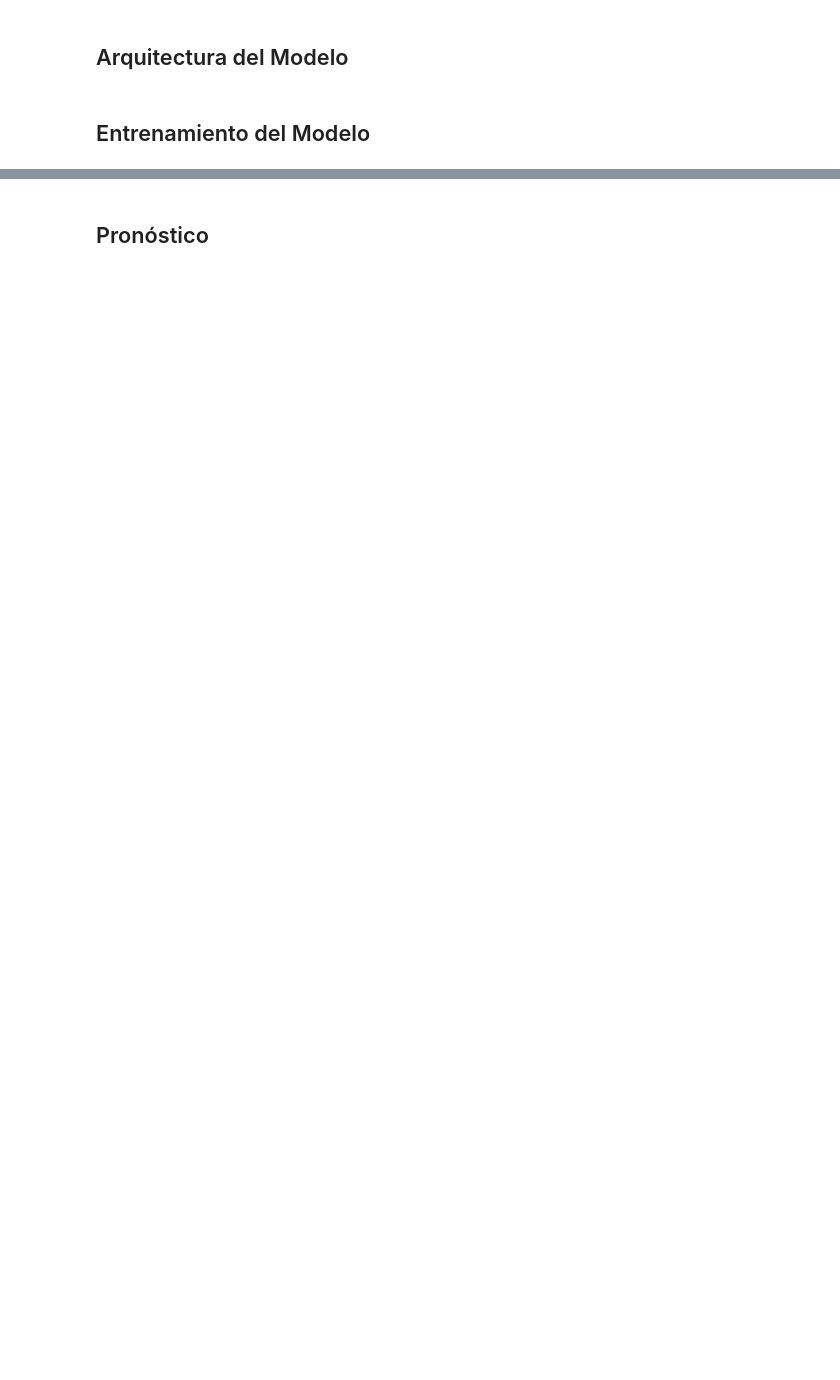
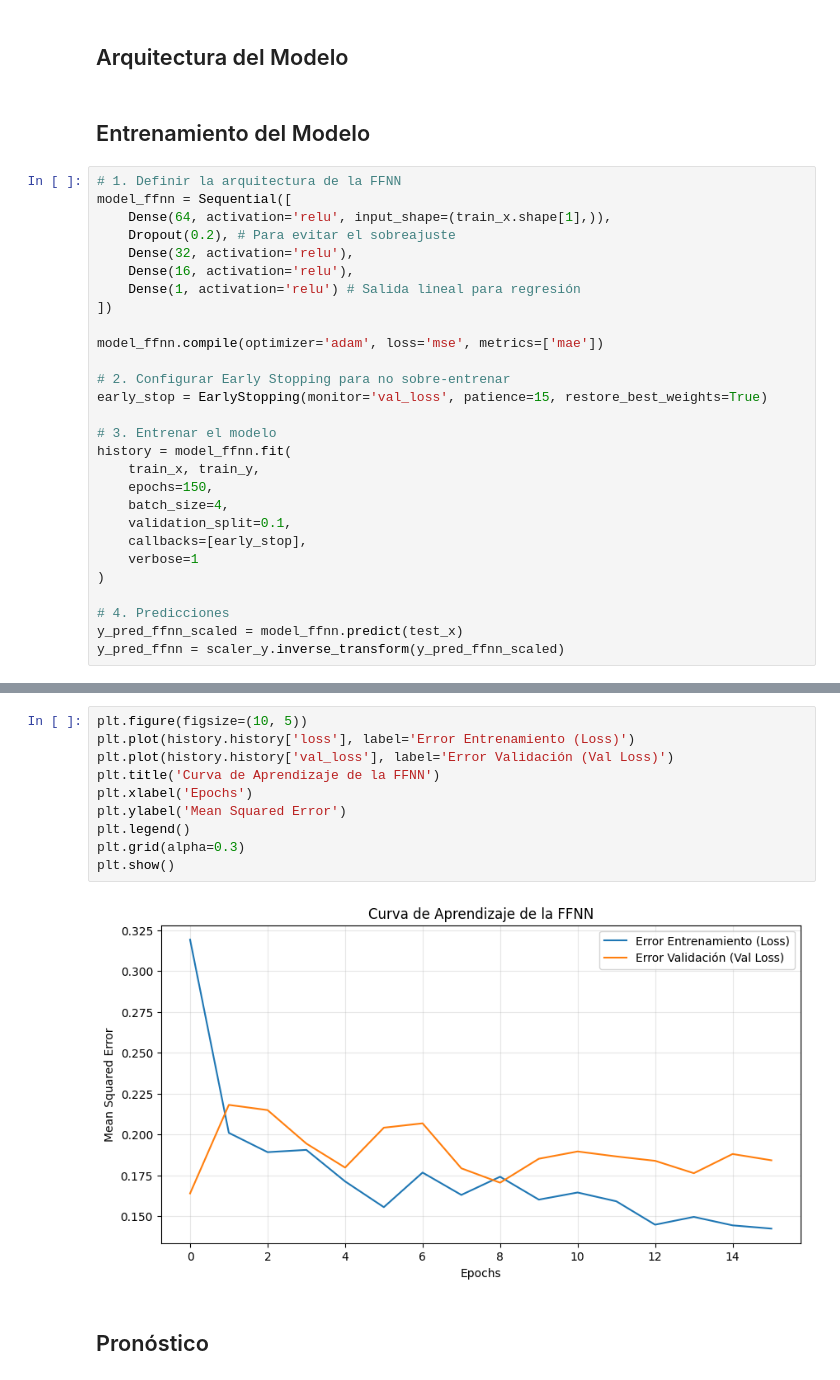
Before and after one commit to Roi-flores13/examen_final_peter, a Jupyter notebook: examen_final.ipynb, the cells around one changed output, grey strips where cells are left out. Saved outputs shown, nothing was run; the diff lists cells and outputs as text; blank space fills up the shorter version.

```diff
--- a/examen_final.ipynb
+++ b/examen_final.ipynb
@@ -144,3 +226,31 @@ fig.show()
 ## Arquitectura del Modelo
 # %% [markdown]
 ## Entrenamiento del Modelo
+# %%
+# 1. Definir la arquitectura de la FFNN
+model_ffnn = Sequential([
+    Dense(64, activation='relu', input_shape=(train_x.shape[1],)),
+    Dropout(0.2), # Para evitar el sobreajuste
+    Dense(32, activation='relu'),
+    Dense(16, activation='relu'),
+    Dense(1, activation='relu') # Salida lineal para regresión
+])
+
+model_ffnn.compile(optimizer='adam', loss='mse', metrics=['mae'])
+
+# 2. Configurar Early Stopping para no sobre-entrenar
+early_stop = EarlyStopping(monitor='val_loss', patience=15, restore_best_weights=True)
+
+# 3. Entrenar el modelo
+history = model_ffnn.fit(
+    train_x, train_y,
+    epochs=150,
+    batch_size=4,
+    validation_split=0.1,
+    callbacks=[early_stop],
+    verbose=1
+)
+
+# 4. Predicciones
+y_pred_ffnn_scaled = model_ffnn.predict(test_x)
+y_pred_ffnn = scaler_y.inverse_transform(y_pred_ffnn_scaled)
@@ -147,2 +277,14 @@ fig.show()
+# %%
+plt.figure(figsize=(10, 5))
+plt.plot(history.history['loss'], label='Error Entrenamiento (Loss)')
+plt.plot(history.history['val_loss'], label='Error Validación (Val Loss)')
+plt.title('Curva de Aprendizaje de la FFNN')
+plt.xlabel('Epochs')
+plt.ylabel('Mean Squared Error')
+plt.legend()
+plt.grid(alpha=0.3)
+plt.show()
+# %% [output]
+[figure, added]
 # %% [markdown]
 ## Pronóstico
```
Also changed, not shown: parts of 8 cells of this notebook.
